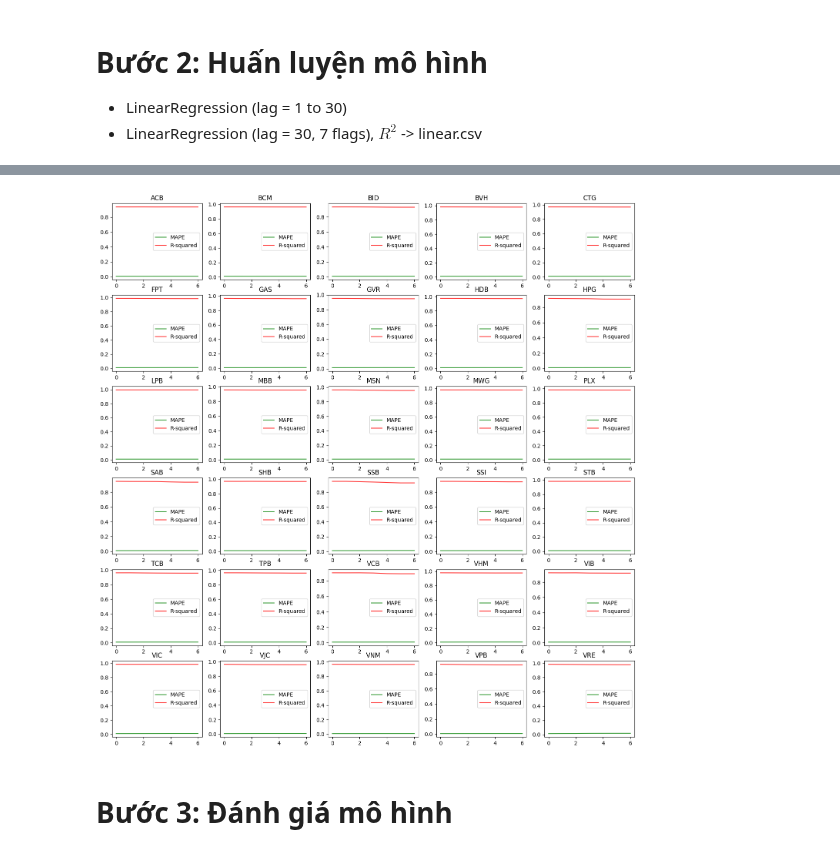
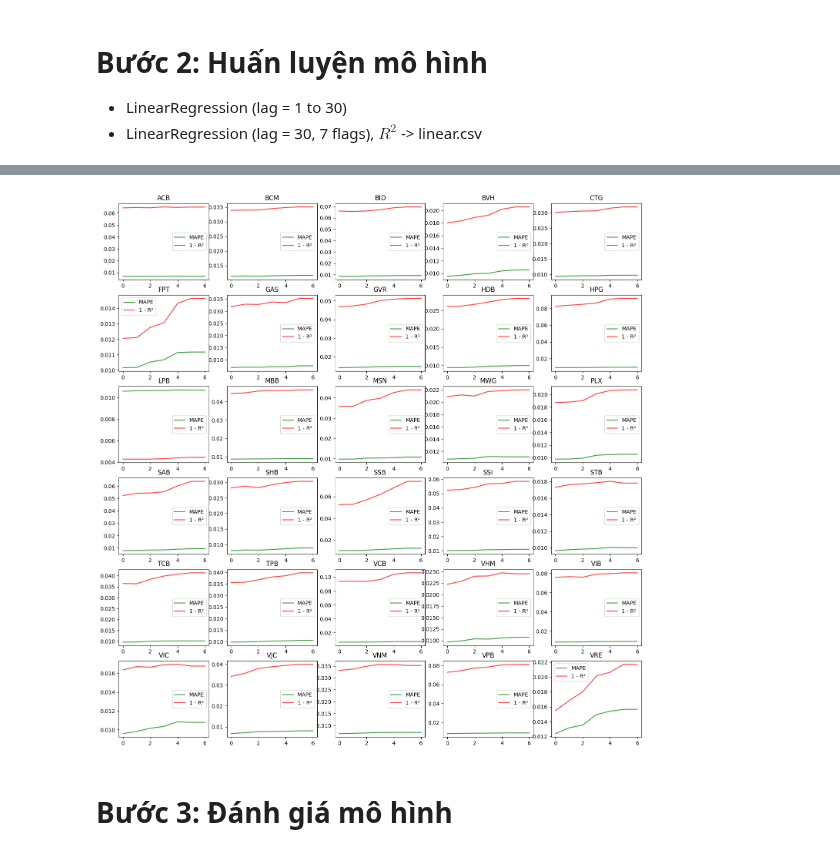
Before and after one commit to HaiAu2501/EL4TF, a Jupyter notebook: models/LR/linear.ipynb, the cells around one changed output, grey strips where cells are left out. Drawn from its saved outputs; the diff is of its cells as text; code cells hidden in the pictures.

```diff
--- a/models/LR/linear.ipynb
+++ b/models/LR/linear.ipynb
@@ -64,7 +64,7 @@ for symbol, ax in zip(VN30, axes.ravel(), strict=True):
 
     # ax.plot(x_values, rmse, label="RMSE", color="blue", alpha=0.8)
     ax.plot(x_values, mape, label="MAPE", color="green", alpha=0.8)
-    ax.plot(x_values, r2, label="R-squared", color="red", alpha=0.8)
+    ax.plot(x_values, [1 - r for r in r2], label="1 - R²", color="red", alpha=0.8)
 
     ax.legend()
     ax.set_title(symbol)
@@ -104,35 +104,35 @@ with open("linear.csv", "w", encoding="utf-8", buffering=1) as writer:
     writer.write("\n")
 
     rows = [io.StringIO(str(i)) for i in range(1 + TOTAL_FLAGS)]
     for row in rows:
         row.seek(0, 2)
 
     for symbol, ax in zip(VN30, axes.ravel(), strict=True):
         all_metrics = list(variable_flags(symbol))
 
         # rmse = [m["rmse"] for m in all_metrics]
         mape = [m["mape"] for m in all_metrics]
         r2 = [m["r2"] for m in all_metrics]
         for row, r in zip(rows, r2, strict=True):
             row.write(f",{r}")
 
         x_values = range(1 + TOTAL_FLAGS)
 
         # ax.plot(x_values, rmse, label="RMSE", color="blue", alpha=0.8)
         ax.plot(x_values, mape, label="MAPE", color="green", alpha=0.8)
-        ax.plot(x_values, r2, label="R-squared", color="red", alpha=0.8)
+        ax.plot(x_values, [1 - r for r in r2], label="1 - R²", color="red", alpha=0.8)
 
         ax.legend()
         ax.set_title(symbol)
 
     for row in rows:
         row.seek(0)
         writer.write(row.read())
         writer.write("\n")
 
 pyplot.show()
 # %% [output]
-[figure, old version]
+[figure, new version]
 # %% [markdown]
 # Bước 3: Đánh giá mô hình
 # %% [markdown]
```
Also changed, not shown: parts of 1 cell of this notebook.
